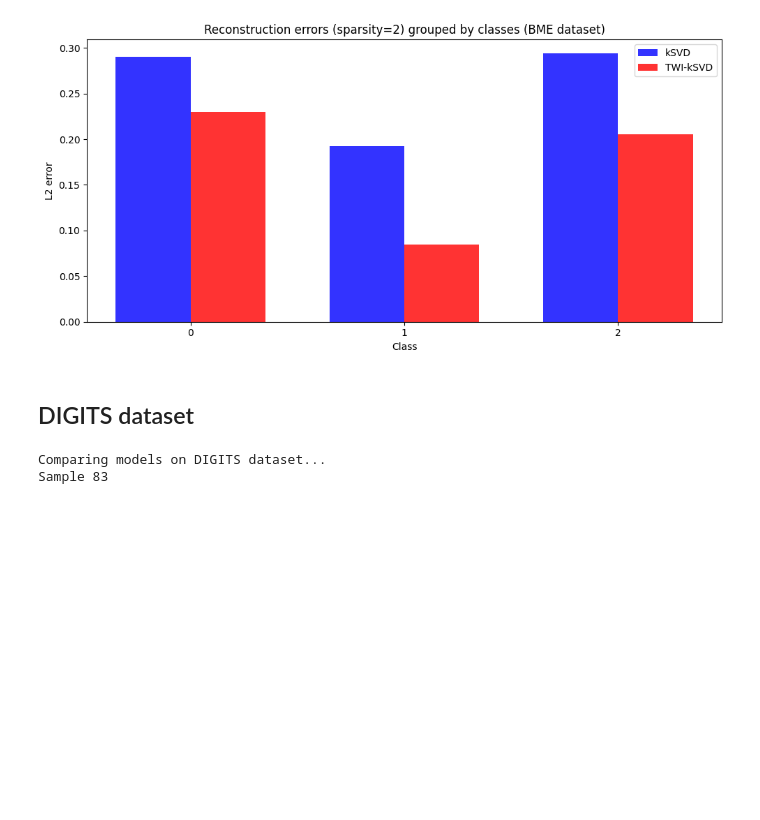
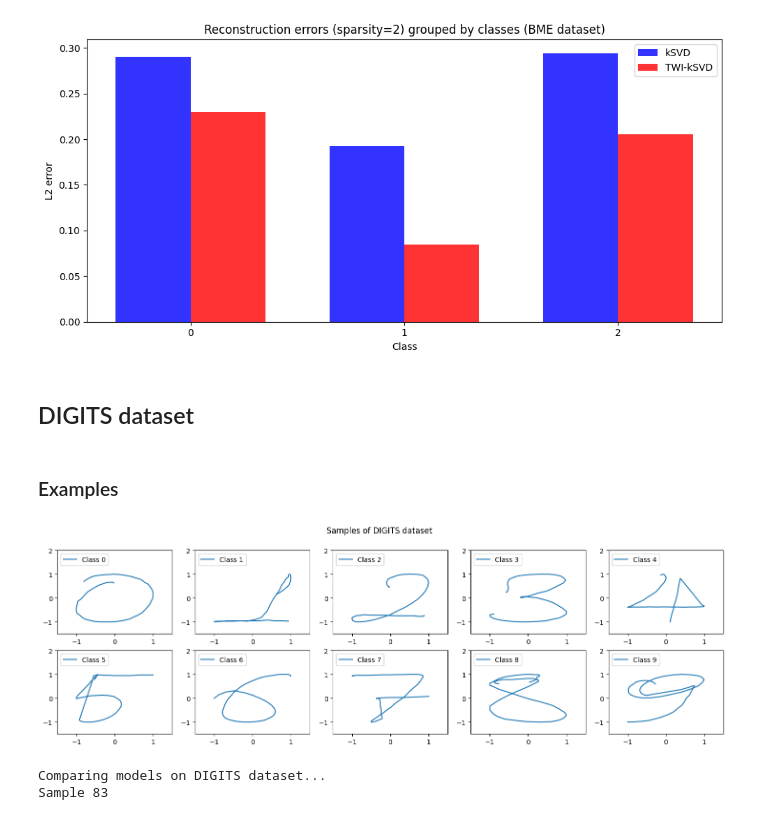
Before and after one commit to alexandrelutt/project-time-series, a Jupyter notebook: explore_models.ipynb, the cells around one changed output. Drawn from its saved outputs; the diff is of its cells as text; code cells hidden in the pictures; blank space fills up the shorter version.

```diff
--- a/explore_models.ipynb
+++ b/explore_models.ipynb
@@ -200,4 +200,29 @@ Comparing reconstruction errors on class 2...
 [figure]
 # %% [markdown]
 ## DIGITS dataset
+# %% [markdown]
+### Examples
+# %%
+dataset_name = 'DIGITS'
+n_classes = 10
+
+X_test, Y_test, X_test_matrix, Y_test_matrix, test_labels = utils.get_dataset('DIGITS', 'test')
+
+fig, axs = plt.subplots(2, 5, figsize=(18, 5))
+
+for c in range(n_classes):
+    sample_x = X_test[10*c]
+    sample_y = Y_test[10*c]
+    i, j = c//5, c%5
+    axs[i, j].plot(sample_x, sample_y, label=f'Class {c}')
+    axs[i, j].set_xlim(-1.5, 1.5)
+    axs[i, j].set_ylim(-1.5, 2)
+    axs[i, j].legend(loc='upper left')
+
+
+fig.suptitle(f'Samples of {dataset_name} dataset')
+plt.savefig(f'figures/{dataset_name}_samples.png')
+plt.show()
+# %% [output]
+[figure, added]
 # %%
```
Also changed, not shown: parts of 2 cells of this notebook, 26 other files.
